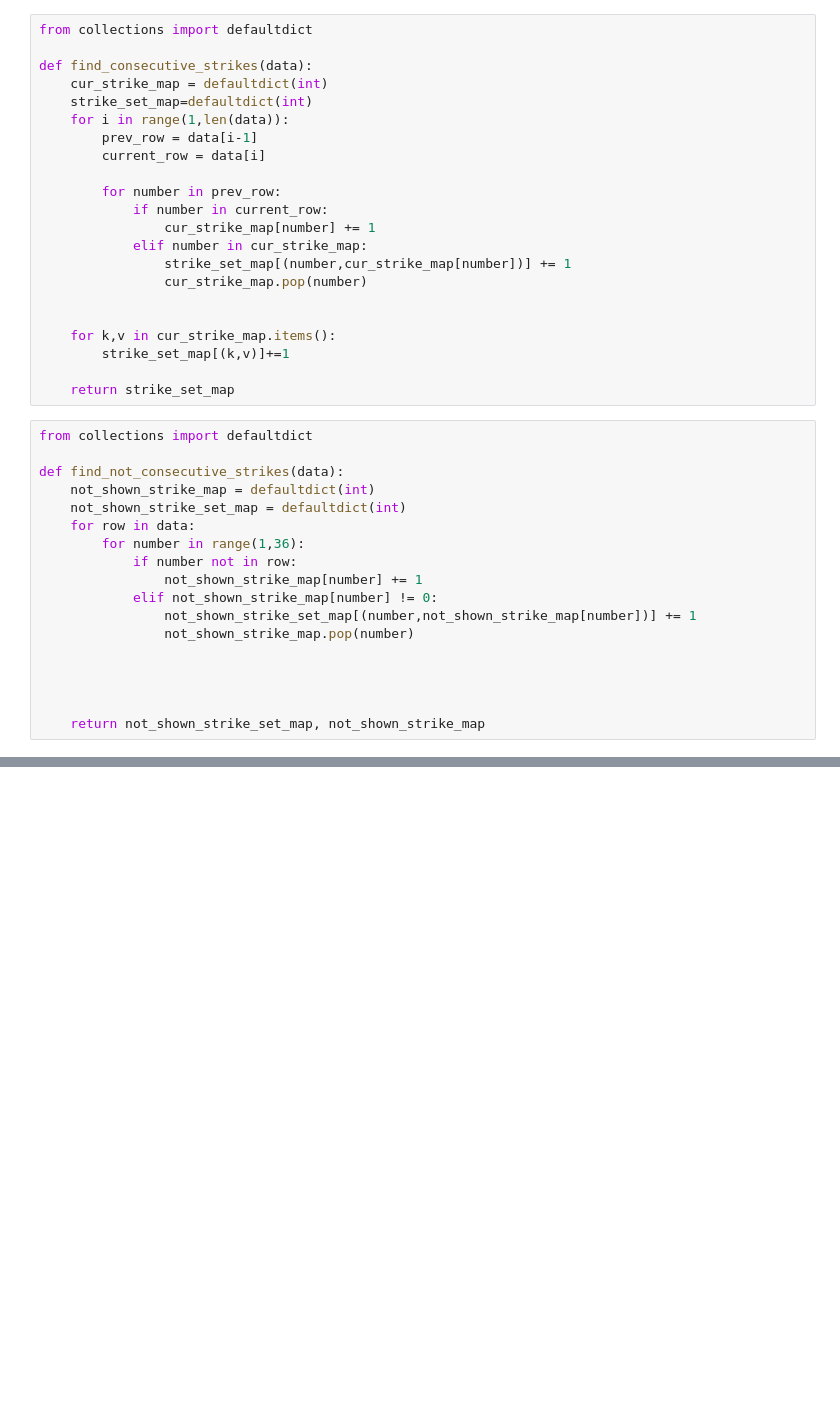
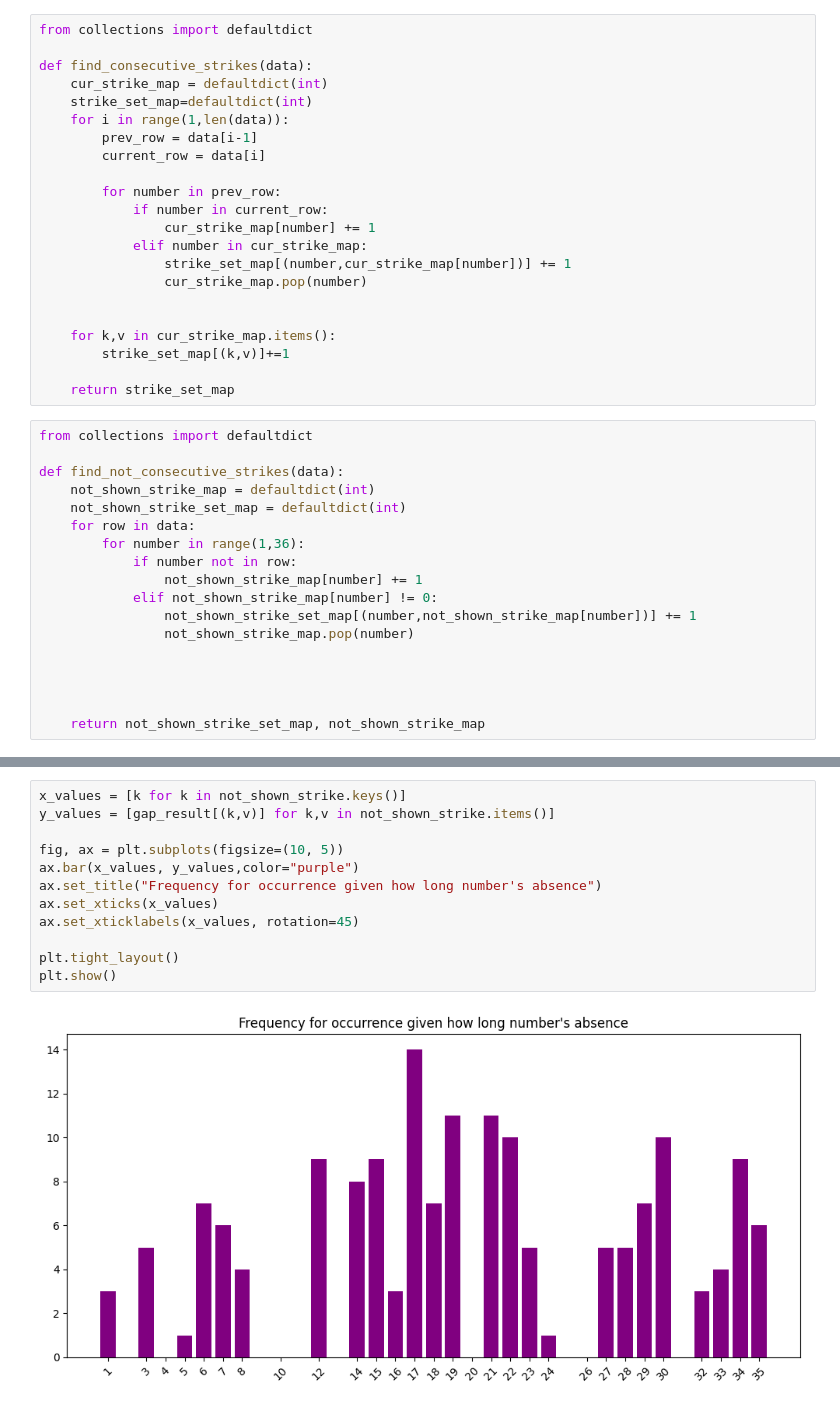
Before and after one commit to jackytsheng/bootup-script, a Jupyter notebook: python-scripts/powerball.ipynb, the cells around one changed output, grey strips where cells are left out. Saved outputs shown, nothing was run; the diff lists cells and outputs as text; blank space fills up the shorter version.

```diff
--- a/python-scripts/powerball.ipynb
+++ b/python-scripts/powerball.ipynb
@@ -392,3 +393,17 @@ data length: 270
+# %%
+x_values = [k for k in not_shown_strike.keys()]
+y_values = [gap_result[(k,v)] for k,v in not_shown_strike.items()]
+
+fig, ax = plt.subplots(figsize=(10, 5))
+ax.bar(x_values, y_values,color="purple")
+ax.set_title("Frequency for occurrence given how long number's absence")
+ax.set_xticks(x_values)
+ax.set_xticklabels(x_values, rotation=45)
+
+plt.tight_layout()
+plt.show()
+# %% [output]
+[figure, added]
 # %%
 print(f"data length: {len(rows)}")
 result = find_consecutive_strikes(rows)
```
Also changed, not shown: parts of 10 cells of this notebook.
